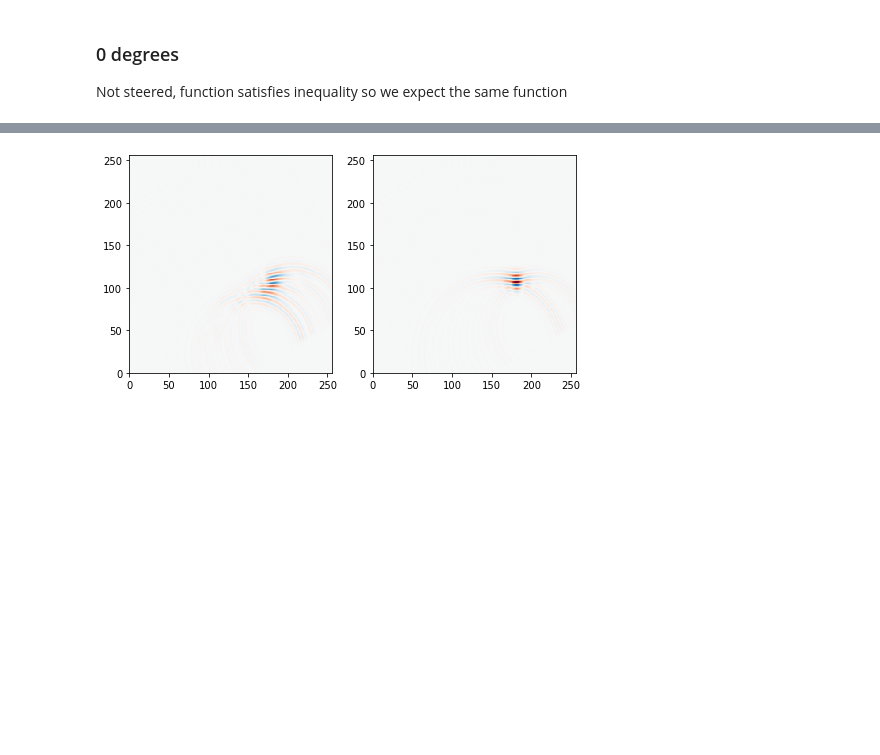
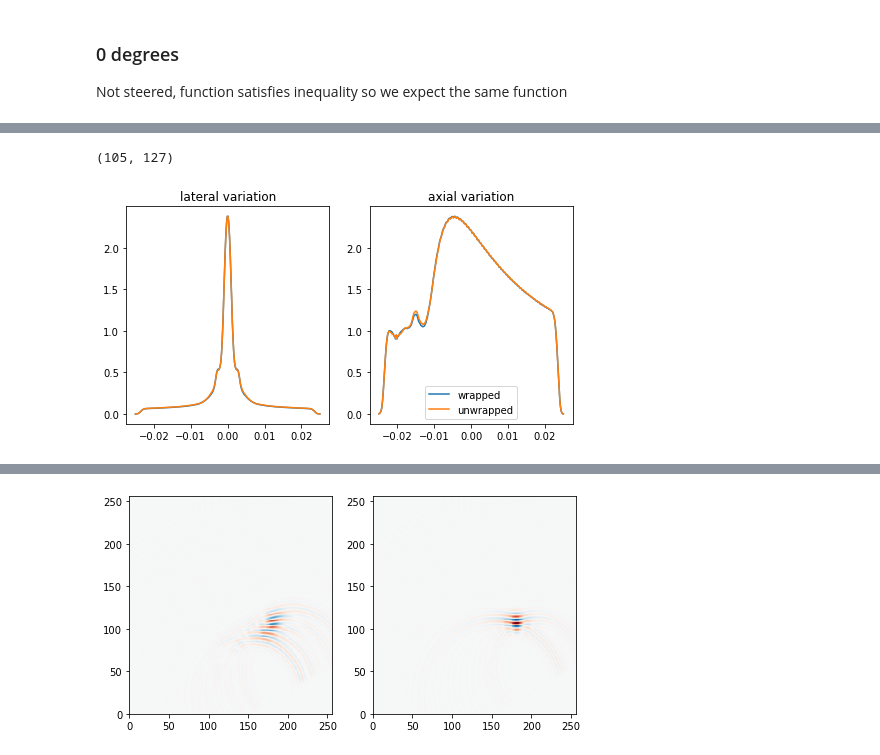
Before and after one commit to kwokkenton/dormouse, a Jupyter notebook: analysis/focus.ipynb, the cells around one changed output, grey strips where cells are left out. Saved outputs shown, nothing was run; the diff lists cells and outputs as text; code cells hidden in the pictures; blank space fills up the shorter version.

```diff
--- a/analysis/focus.ipynb
+++ b/analysis/focus.ipynb
@@ -68,0 +173,5 @@ Text(0.5, 0.98, '0 degrees')
+# %%
+ind = slice_plot(wrap[0], unwrap[0])
+# %% [output]
+(105, 127)
+[figure, added]
```
Also changed, not shown: parts of 29 cells of this notebook, 2 other files.
